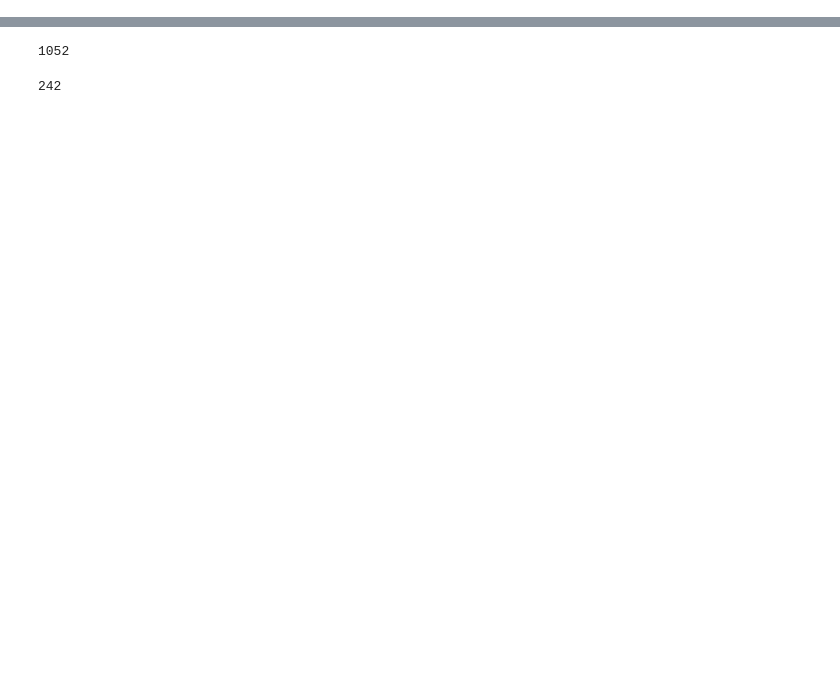
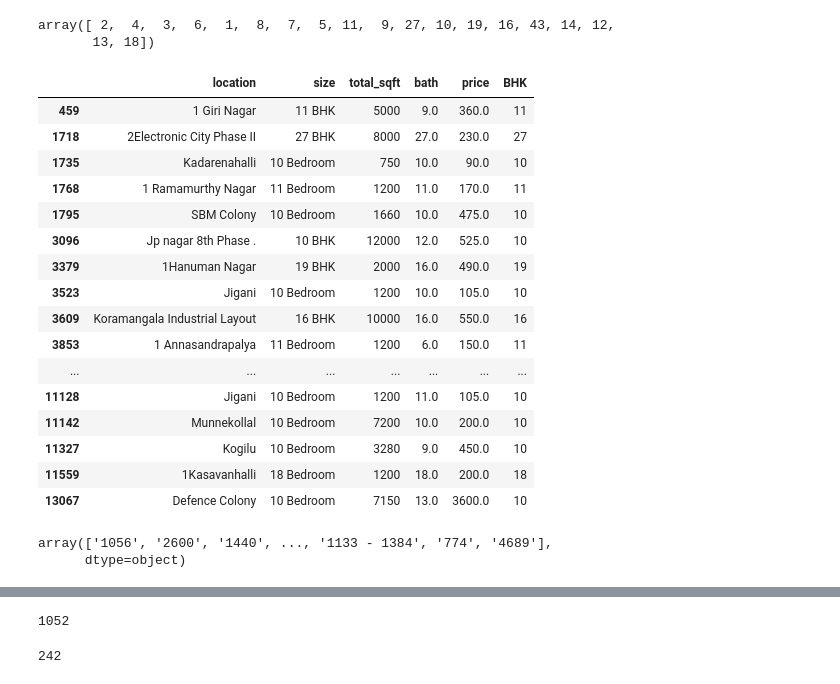
Before and after one commit to Ak27-18/Bengaluru-Housing-Price, a Jupyter notebook: Housing Price.ipynb, the cells around one changed output, grey strips where cells are left out. Drawn from its saved outputs; the diff is of its cells as text; code cells hidden in the pictures; blank space fills up the shorter version.

```diff
--- a/Housing Price.ipynb
+++ b/Housing Price.ipynb
@@ -195,0 +5,4 @@ Name: location, Length: 1293, dtype: int64
+# %%
+data=pd.read_csv('Bengaluru_House_Data.csv')
+print("shape =",data.shape)
+data.head()
@@ -195,0 +64,4 @@ Name: location, Length: 1293, dtype: int64
+# %%
+#these parameters dont give much info
+data=data.drop(['area_type','availability','balcony','society'],axis=1)
+data
@@ -195,0 +91,2 @@ Name: location, Length: 1293, dtype: int64
+# %%
+data=data.dropna()
@@ -195,0 +115,4 @@ Name: location, Length: 1293, dtype: int64
+# %%
+#creating new column
+data['BHK']=data['size'].apply(lambda x: int(x.split(' ')[0]))
+warnings.filterwarnings("ignore")
@@ -195,0 +128,30 @@ Name: location, Length: 1293, dtype: int64
+# %%
+data['BHK'].unique()
+# %% [output]
+array([ 2,  4,  3,  6,  1,  8,  7,  5, 11,  9, 27, 10, 19, 16, 43, 14, 12,
+       13, 18])
+# %%
+data[data.BHK>9]
+# %% [output]
+|  | location | size | total_sqft | bath | price | BHK |
+| 459 | 1 Giri Nagar | 11 BHK | 5000 | 9.0 | 360.0 | 11 |
+| 1718 | 2Electronic City Phase II | 27 BHK | 8000 | 27.0 | 230.0 | 27 |
+| 1735 | Kadarenahalli | 10 Bedroom | 750 | 10.0 | 90.0 | 10 |
+| 1768 | 1 Ramamurthy Nagar | 11 Bedroom | 1200 | 11.0 | 170.0 | 11 |
+| 1795 | SBM Colony | 10 Bedroom | 1660 | 10.0 | 475.0 | 10 |
+| 3096 | Jp nagar 8th Phase . | 10 BHK | 12000 | 12.0 | 525.0 | 10 |
+| 3379 | 1Hanuman Nagar | 19 BHK | 2000 | 16.0 | 490.0 | 19 |
+| 3523 | Jigani | 10 Bedroom | 1200 | 10.0 | 105.0 | 10 |
+| 3609 | Koramangala Industrial Layout | 16 BHK | 10000 | 16.0 | 550.0 | 16 |
+| 3853 | 1 Annasandrapalya | 11 Bedroom | 1200 | 6.0 | 150.0 | 11 |
+| ... | ... | ... | ... | ... | ... | ... |
+| 11128 | Jigani | 10 Bedroom | 1200 | 11.0 | 105.0 | 10 |
+| 11142 | Munnekollal | 10 Bedroom | 7200 | 10.0 | 200.0 | 10 |
+| 11327 | Kogilu | 10 Bedroom | 3280 | 9.0 | 450.0 | 10 |
+| 11559 | 1Kasavanhalli | 18 Bedroom | 1200 | 18.0 | 200.0 | 18 |
+| 13067 | Defence Colony | 10 Bedroom | 7150 | 13.0 | 3600.0 | 10 |
+# %%
+data.total_sqft.unique()
+# %% [output]
+array(['1056', '2600', '1440', ..., '1133 - 1384', '774', '4689'],
+      dtype=object)
```
Also changed, not shown: parts of 106 cells of this notebook.
